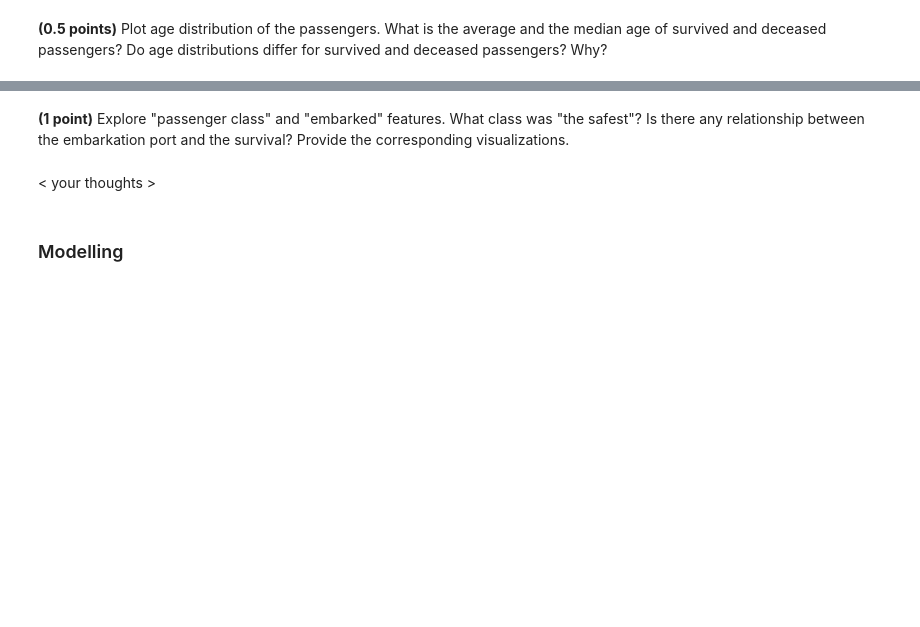
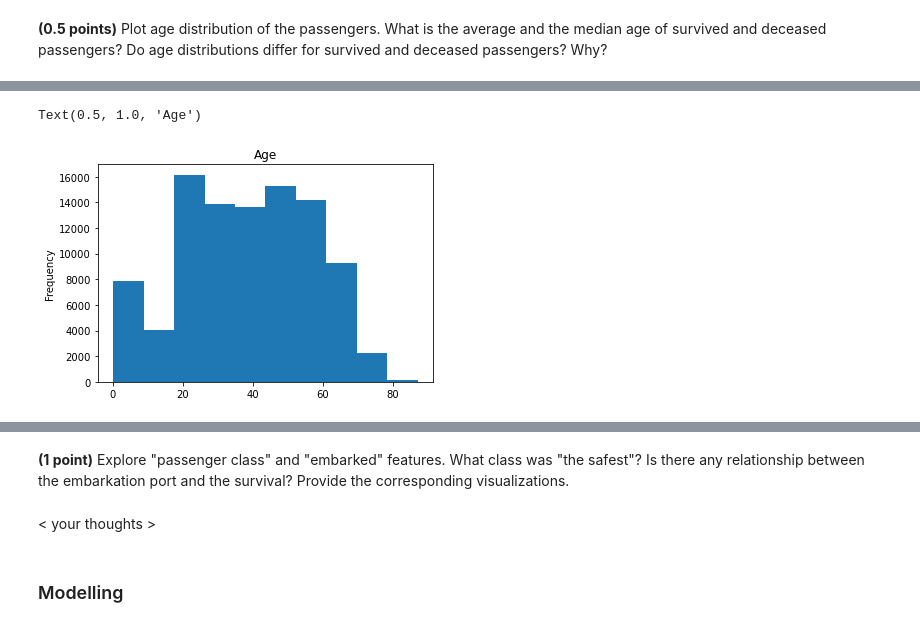
Before and after one commit to WioWio/ML-intro-Wio-2, a Jupyter notebook: hw_classification.ipynb, the cells around one changed output, grey strips where cells are left out. Saved outputs shown, nothing was run; the diff lists cells and outputs as text; code cells hidden in the pictures; blank space fills up the shorter version.

```diff
--- a/hw_classification.ipynb
+++ b/hw_classification.ipynb
@@ -570,0 +612,5 @@ data.head()
+# %%
+data[AGE_COL].plot(kind='hist', xlabel='Age').set_title('Age')
+# %% [output]
+Text(0.5, 1.0, 'Age')
+[figure, added]
```
Also changed, not shown: parts of 15 cells of this notebook.
